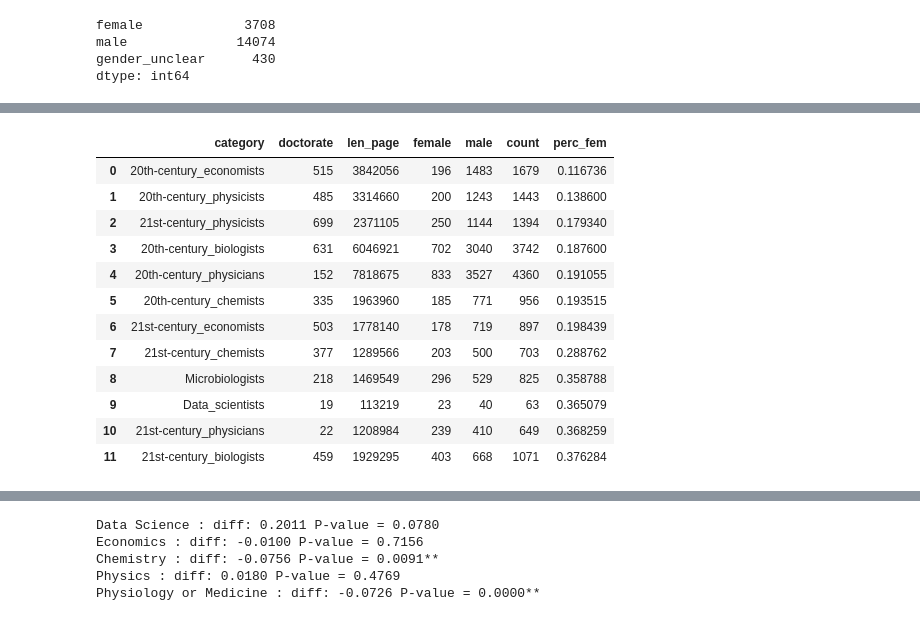
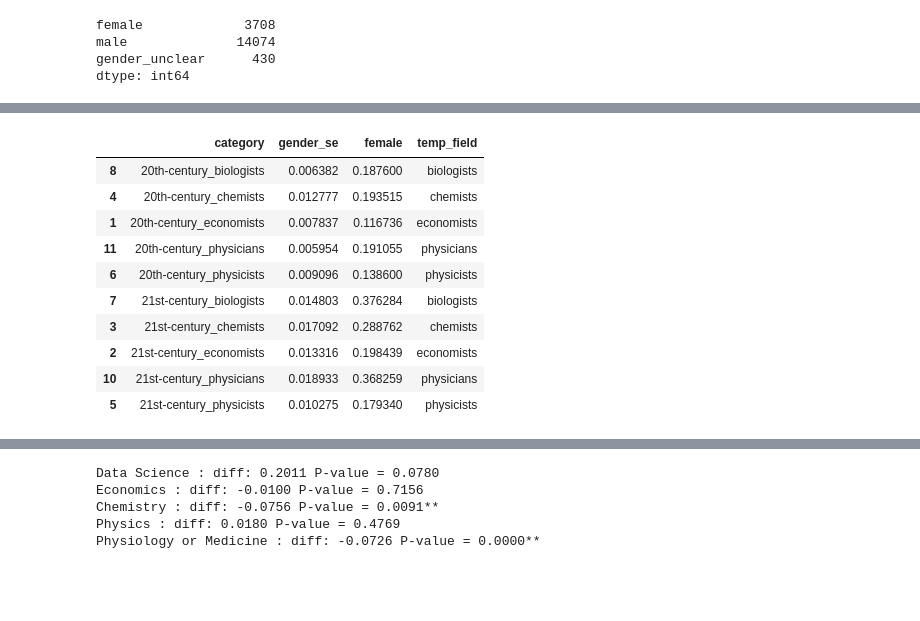
Before and after one commit to isbhsun/Gender-Gap-Analysis, a Jupyter notebook: data_analysis_viz.ipynb, the cells around one changed output, grey strips where cells are left out. Cells and saved outputs as stored; diff of their text form; code cells hidden in the pictures; blank space fills up the shorter version.

```diff
--- a/data_analysis_viz.ipynb
+++ b/data_analysis_viz.ipynb
@@ -287,24 +301,49 @@ print_cat_dict = {'Data_scientists':'Data Scientists',
                 'Microbiologists':'Microbiologists',
                 '21st-century_physicians':'21st Century Physicians',
                 '20th-century_physicians':'20th Century Physicians'}
-# %%
-group_cat = df_analysis.groupby('category').sum()
-group_cat['perc_fem'] = group_cat['female']/group_cat['count']
-group_cat = group_cat.sort_values('perc_fem')
-group_cat = group_cat.reset_index()
-group_cat
-# %% [output]
-|  | category | doctorate | len_page | female | male | count | perc_fem |
-| 0 | 20th-century_economists | 515 | 3842056 | 196 | 1483 | 1679 | 0.116736 |
-| 1 | 20th-century_physicists | 485 | 3314660 | 200 | 1243 | 1443 | 0.138600 |
-| 2 | 21st-century_physicists | 699 | 2371105 | 250 | 1144 | 1394 | 0.179340 |
-| 3 | 20th-century_biologists | 631 | 6046921 | 702 | 3040 | 3742 | 0.187600 |
-| 4 | 20th-century_physicians | 152 | 7818675 | 833 | 3527 | 4360 | 0.191055 |
-| 5 | 20th-century_chemists | 335 | 1963960 | 185 | 771 | 956 | 0.193515 |
-| 6 | 21st-century_economists | 503 | 1778140 | 178 | 719 | 897 | 0.198439 |
-| 7 | 21st-century_chemists | 377 | 1289566 | 203 | 500 | 703 | 0.288762 |
-| 8 | Microbiologists | 218 | 1469549 | 296 | 529 | 825 | 0.358788 |
-| 9 | Data_scientists | 19 | 113219 | 23 | 40 | 63 | 0.365079 |
-| 10 | 21st-century_physicians | 22 | 1208984 | 239 | 410 | 649 | 0.368259 |
-| 11 | 21st-century_biologists | 459 | 1929295 | 403 | 668 | 1071 | 0.376284 |
+# %%
+group_cat = df_analysis.groupby(['category'])
+
+gender_se_dct = {}
+for category in category_url:
+    gender_bycategory = df_analysis['female'][df_analysis['category']==category]
+
+    gender_se = ((gender_bycategory.mean()*(1-gender_bycategory.mean()))/len(gender_bycategory))**.5
+    gender_se_dct[category] = gender_se
+
+
+gender_se = pd.DataFrame(list(gender_se_dct.items()), columns = ['category', 'gender_se'])
+
+group_cat = group_cat.mean().reset_index()
+group_cat = group_cat[['category','female']]
+prop_gender_bycat = pd.merge(gender_se, group_cat, how='inner', on='category')
+prop_gender_bycat = prop_gender_bycat[(prop_gender_bycat['category'] != 'Microbiologists') & (prop_gender_bycat['category'] != 'Data_scientists')]
+# %%
+temp_field = {}
+for x in prop_gender_bycat['category']:
+    field_name = x.split("_")
+    field_name = field_name[-1]
+    temp_field[x] = field_name
+
+temp_field_elems = []
+for cat in prop_gender_bycat['category']:
+    if cat in temp_field:
+        temp_field_elems.append(temp_field[cat])
+    else:
+        print("why don't i exist?")
+
+prop_gender_bycat['temp_field'] = temp_field_elems
+prop_gender_bycat
+# %% [output]
+|  | category | gender_se | female | temp_field |
+| 8 | 20th-century_biologists | 0.006382 | 0.187600 | biologists |
+| 4 | 20th-century_chemists | 0.012777 | 0.193515 | chemists |
+| 1 | 20th-century_economists | 0.007837 | 0.116736 | economists |
+| 11 | 20th-century_physicians | 0.005954 | 0.191055 | physicians |
+| 6 | 20th-century_physicists | 0.009096 | 0.138600 | physicists |
+| 7 | 21st-century_biologists | 0.014803 | 0.376284 | biologists |
+| 3 | 21st-century_chemists | 0.017092 | 0.288762 | chemists |
+| 2 | 21st-century_economists | 0.013316 | 0.198439 | economists |
+| 10 | 21st-century_physicians | 0.018933 | 0.368259 | physicians |
+| 5 | 21st-century_physicists | 0.010275 | 0.179340 | physicists |
 # %%
```
Also changed, not shown: parts of 9 cells of this notebook, 8 other files.
